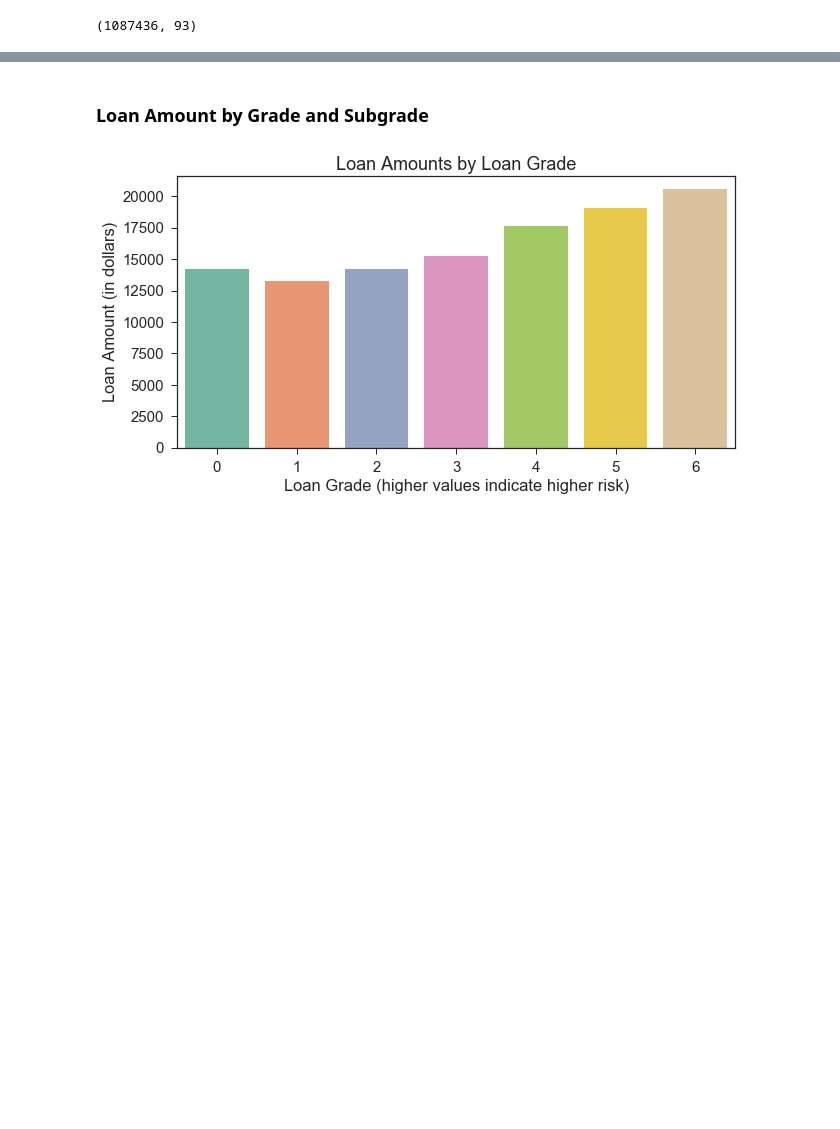
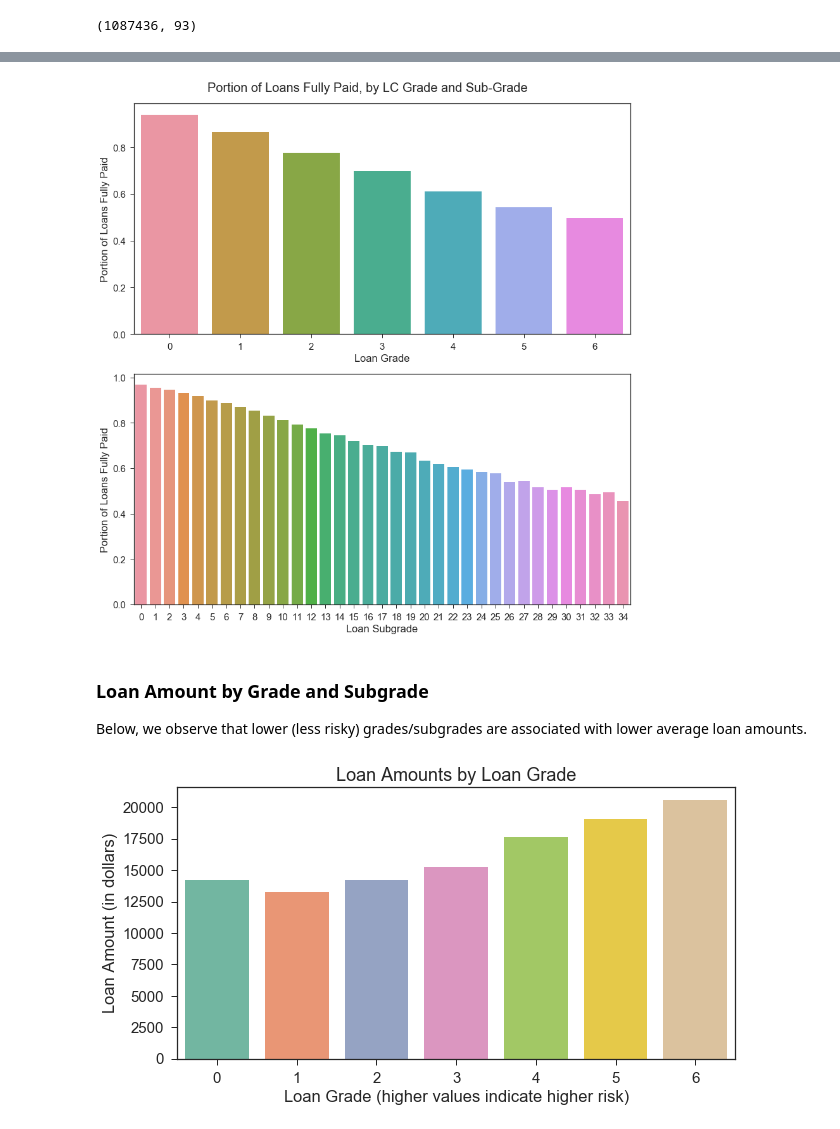
Before and after one commit to daniellecrumley/LendingClubProject, a Jupyter notebook: notebooks/EDA.ipynb, the cells around one changed output, grey strips where cells are left out. Cells and saved outputs as stored; diff of their text form; code cells hidden in the pictures; blank space fills up the shorter version.

```diff
--- a/notebooks/EDA.ipynb
+++ b/notebooks/EDA.ipynb
@@ -59,5 +58,23 @@ plt.tight_layout()
+# %%
+cols = ['grade', 'sub_grade']
+labels = ['Loan Grade', 'Loan Subgrade']
+
+fig, axes = plt.subplots(2,1,figsize=(12,12))
+for i, ax in enumerate(axes):
+    plt_data = loan_df.groupby(cols[i]).agg({'fully_paid': np.mean})
+    #ax.set_title("Percentage of Loans that are Fully Paid by {}".format(labels[i]))
+    sns.barplot(x=plt_data.index, y=plt_data['fully_paid'], ax=ax
+             ).set(xlabel=labels[i],
+                   ylabel='Portion of Loans Fully Paid')
+
+fig.suptitle("Portion of Loans Fully Paid, by LC Grade and Sub-Grade", x=.5, y=1.02).set_size(20)
+fig.tight_layout()
+# %% [output]
+[figure, added]
 # %% [markdown]
 ### Loan Amount by Grade and Subgrade
+
+Below, we observe that lower (less risky) grades/subgrades are associated with lower average loan amounts.
 # %%
 #Loan amount by grade
 group = loan_df.groupby("grade").mean()
```
Also changed, not shown: parts of 30 cells of this notebook, 9 other files.
